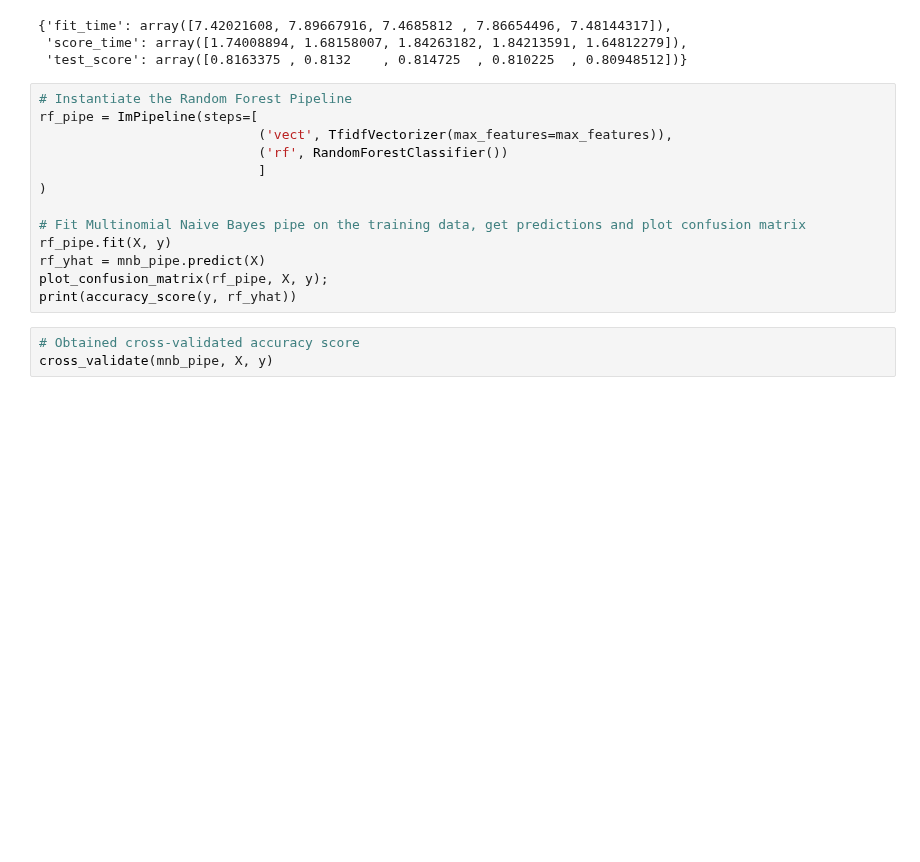
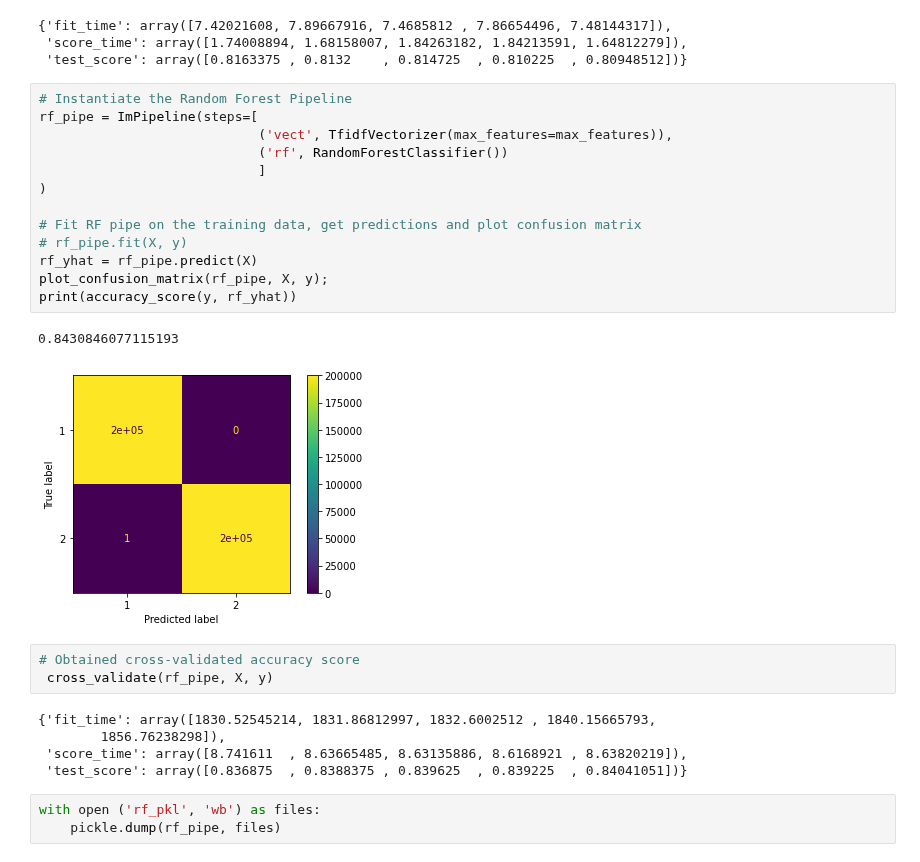
Before and after one commit to ThomasHChapman/classifying_user_reviews, a Jupyter notebook: working_notebooks/modeling_nb.ipynb, the cells around one changed output. Cells and saved outputs as stored; diff of their text form; blank space fills up the shorter version.

Commit message:
Added random forest model & pickled

```diff
--- a/working_notebooks/modeling_nb.ipynb
+++ b/working_notebooks/modeling_nb.ipynb
@@ -124,16 +125,27 @@ cross_validate(mnb_pipe, X, y)
 # %%
 # Instantiate the Random Forest Pipeline
 rf_pipe = ImPipeline(steps=[
                             ('vect', TfidfVectorizer(max_features=max_features)),
                             ('rf', RandomForestClassifier())
                             ]
 )
 
-# Fit Multinomial Naive Bayes pipe on the training data, get predictions and plot confusion matrix
-rf_pipe.fit(X, y)
-rf_yhat = mnb_pipe.predict(X)
+# Fit RF pipe on the training data, get predictions and plot confusion matrix
+# rf_pipe.fit(X, y)
+rf_yhat = rf_pipe.predict(X)
 plot_confusion_matrix(rf_pipe, X, y);
 print(accuracy_score(y, rf_yhat))
+# %% [output]
+0.8430846077115193
+[figure, added]
 # %%
 # Obtained cross-validated accuracy score
-cross_validate(mnb_pipe, X, y)
+ cross_validate(rf_pipe, X, y)
+# %% [output]
+{'fit_time': array([1830.52545214, 1831.86812997, 1832.6002512 , 1840.15665793,
+        1856.76238298]),
+ 'score_time': array([8.741611  , 8.63665485, 8.63135886, 8.6168921 , 8.63820219]),
+ 'test_score': array([0.836875  , 0.8388375 , 0.839625  , 0.839225  , 0.84041051])}
+# %%
+with open ('rf_pkl', 'wb') as files:
+    pickle.dump(rf_pipe, files)
```
Also changed, not shown: parts of 1 cell of this notebook.
